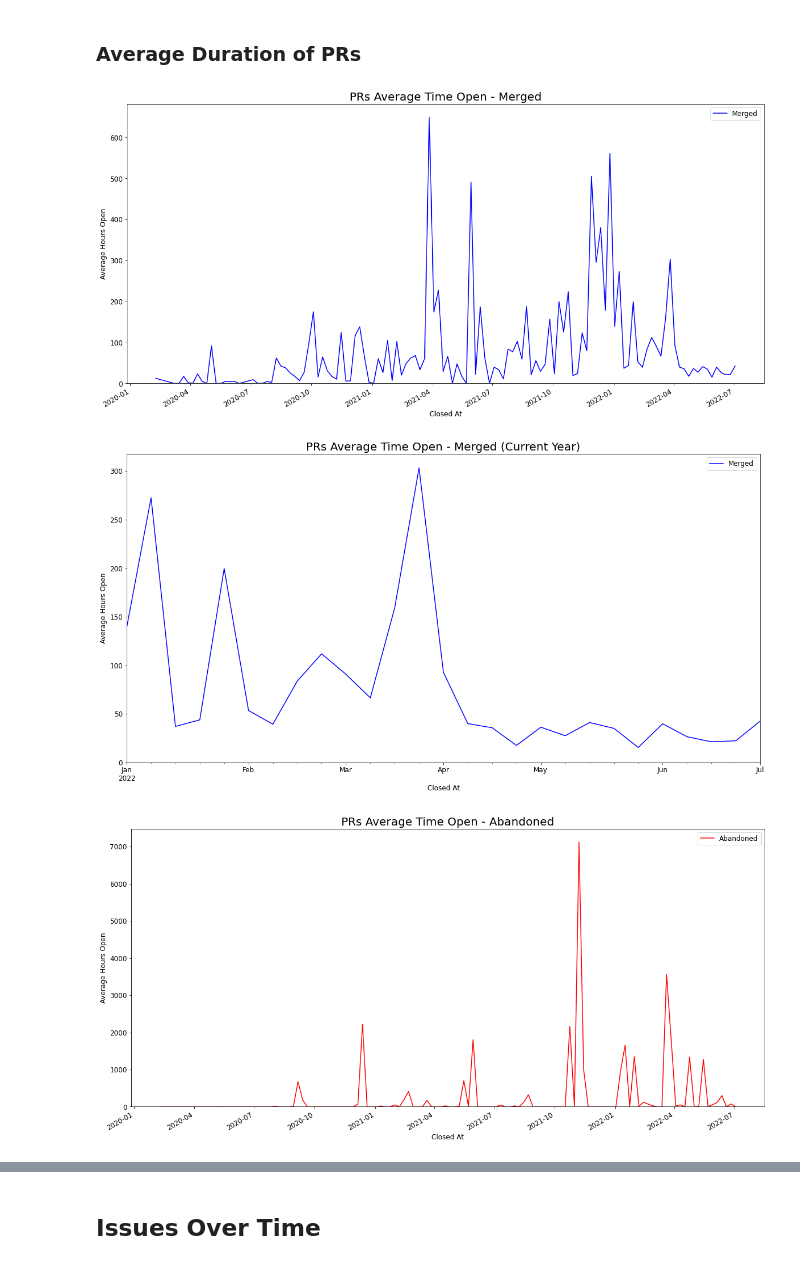
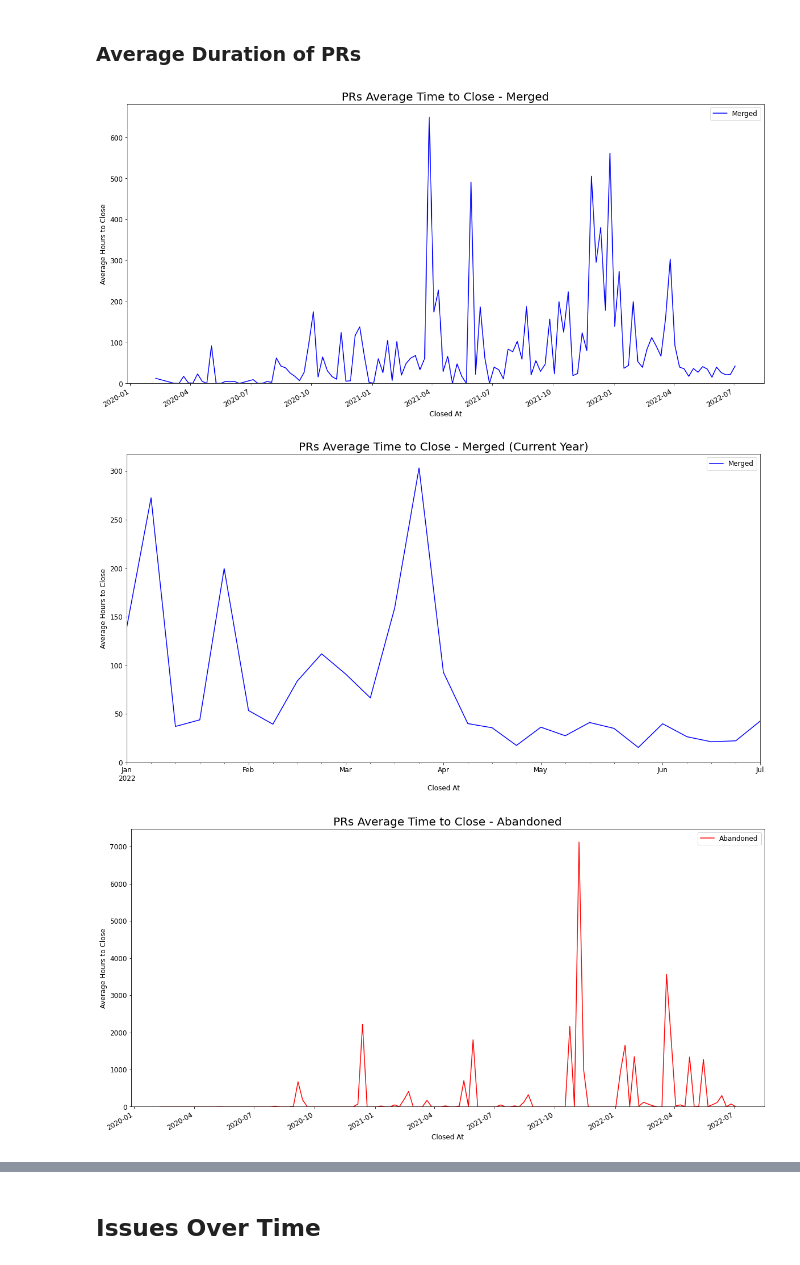
Before and after one commit to thebrianbug/dev-flow-dashboard, a Jupyter notebook: Flow_Dashboard.ipynb, the cells around one changed output, grey strips where cells are left out. Saved outputs shown, nothing was run; the diff lists cells and outputs as text; code cells hidden in the pictures.

Commit message:
Renamed chart

```diff
--- a/Flow_Dashboard.ipynb
+++ b/Flow_Dashboard.ipynb
@@ -149,33 +149,33 @@ plot_line(weekly_prs_pivot_year, 'PRs Closed Over Time - Current Year', 'Closed
 # %% [markdown]
 ### Average Duration of PRs
 # %%
-prs['hoursOpen'] = (prs['closedAt'] - prs['createdAt']) / \
+prs['hoursToClose'] = (prs['closedAt'] - prs['createdAt']) / \
     np.timedelta64(1, 'h')
 
 weekly_prs = prs.set_index('closedAt').groupby(
-    [pd.Grouper(freq='W', label='left'), pd.Grouper('state')])['hoursOpen'].mean().reset_index(name='avgHoursOpen')
+    [pd.Grouper(freq='W', label='left'), pd.Grouper('state')])['hoursToClose'].mean().reset_index(name='avgHoursToClose')
 
-weekly_prs_pivot = weekly_prs.pivot('closedAt', 'state', 'avgHoursOpen')
+weekly_prs_pivot = weekly_prs.pivot('closedAt', 'state', 'avgHoursToClose')
 weekly_prs_pivot = weekly_prs_pivot.fillna(0)
 
-plot_line(weekly_prs_pivot, 'PRs Average Time Open - Merged', 'Closed At', 'Average Hours Open', [
+plot_line(weekly_prs_pivot, 'PRs Average Time to Close - Merged', 'Closed At', 'Average Hours to Close', [
           {'col': 'MERGED', 'color': 'blue', 'label': 'Merged'}])
 
 # Filter to current year
 weekly_prs_year = weekly_prs[weekly_prs['closedAt'].dt.year == date.today(
 ).year]
 weekly_prs_pivot_year = pivot_with_zeros(
-    weekly_prs_year, 'closedAt', 'state', 'avgHoursOpen')
+    weekly_prs_year, 'closedAt', 'state', 'avgHoursToClose')
 
-plot_line(weekly_prs_pivot_year, 'PRs Average Time Open - Merged (Current Year)', 'Closed At', 'Average Hours Open', [
+plot_line(weekly_prs_pivot_year, 'PRs Average Time to Close - Merged (Current Year)', 'Closed At', 'Average Hours to Close', [
           {'col': 'MERGED', 'color': 'blue', 'label': 'Merged'}])
 
-plot_line(weekly_prs_pivot, 'PRs Average Time Open - Abandoned', 'Closed At', 'Average Hours Open', [
+plot_line(weekly_prs_pivot, 'PRs Average Time to Close - Abandoned', 'Closed At', 'Average Hours to Close', [
           {'col': 'CLOSED', 'color': 'red', 'label': 'Abandoned'}])
 
-plot_line(weekly_prs_pivot_year, 'PRs Average Time Open - Abandoned (Current Year)', 'Closed At', 'Average Hours Open', [
+plot_line(weekly_prs_pivot_year, 'PRs Average Time to Close - Abandoned (Current Year)', 'Closed At', 'Average Hours to Close', [
           {'col': 'CLOSED', 'color': 'red', 'label': 'Abandoned'}])
 # %% [output]
-[figure, old version]
+[figure, new version]
-[figure, old version]
+[figure, new version]
-[figure, old version]
+[figure, new version]
```
Also changed, not shown: parts of 1 cell of this notebook.
